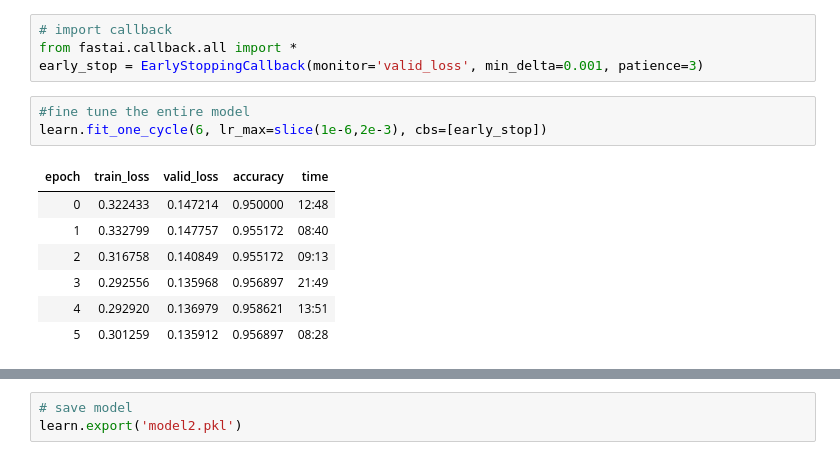
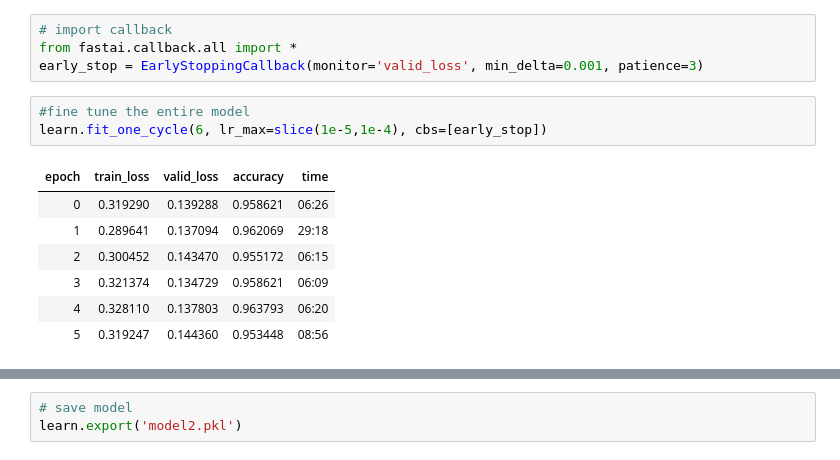
Before and after one commit to magala20-alt/AI-In-Robotics, a Jupyter notebook: model.ipynb, the cells around one changed output, grey strips where cells are left out. Cells and saved outputs as stored; diff of their text form.

```diff
--- a/model.ipynb
+++ b/model.ipynb
@@ -90,15 +90,15 @@ from fastai.callback.all import *
 early_stop = EarlyStoppingCallback(monitor='valid_loss', min_delta=0.001, patience=3)
 # %%
 #fine tune the entire model
-learn.fit_one_cycle(6, lr_max=slice(1e-6,2e-3), cbs=[early_stop])
+learn.fit_one_cycle(6, lr_max=slice(1e-5,1e-4), cbs=[early_stop])
 # %% [output]
 | epoch | train_loss | valid_loss | accuracy | time |
-| 0 | 0.322433 | 0.147214 | 0.950000 | 12:48 |
-| 1 | 0.332799 | 0.147757 | 0.955172 | 08:40 |
-| 2 | 0.316758 | 0.140849 | 0.955172 | 09:13 |
-| 3 | 0.292556 | 0.135968 | 0.956897 | 21:49 |
-| 4 | 0.292920 | 0.136979 | 0.958621 | 13:51 |
-| 5 | 0.301259 | 0.135912 | 0.956897 | 08:28 |
+| 0 | 0.319290 | 0.139288 | 0.958621 | 06:26 |
+| 1 | 0.289641 | 0.137094 | 0.962069 | 29:18 |
+| 2 | 0.300452 | 0.143470 | 0.955172 | 06:15 |
+| 3 | 0.321374 | 0.134729 | 0.958621 | 06:09 |
+| 4 | 0.328110 | 0.137803 | 0.963793 | 06:20 |
+| 5 | 0.319247 | 0.144360 | 0.953448 | 08:56 |
 # %%
 #plot confusion matrix
 interp = ClassificationInterpretation.from_learner(learn)
```
Also changed, not shown: parts of 11 cells of this notebook.
